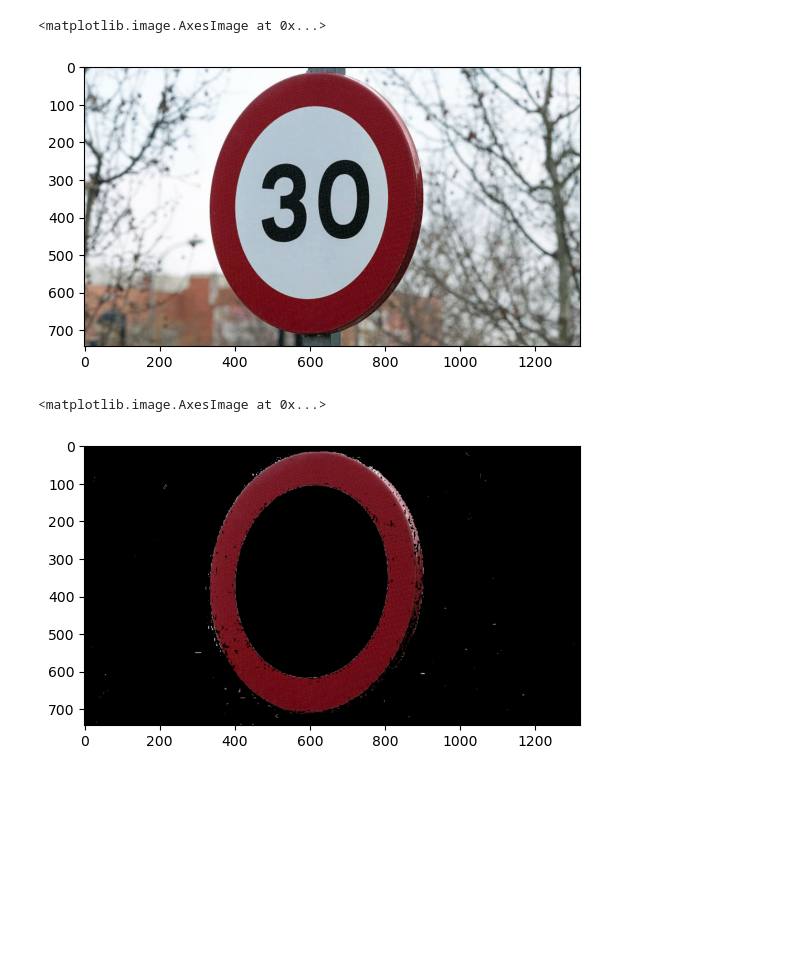
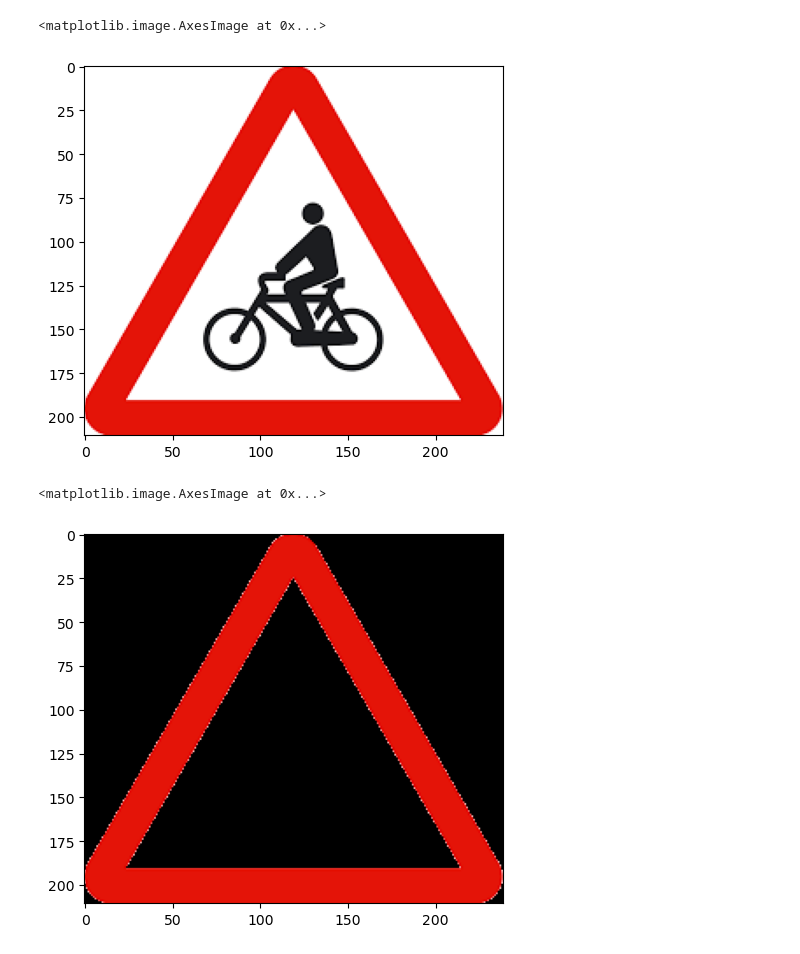
Before and after one commit to Josdelsan/SW-PID-Proyecto, a Jupyter notebook: pruebas/trafico5.ipynb, the cells around one changed output. Cells and saved outputs as stored; diff of their text form; code cells hidden in the pictures; blank space fills up the shorter version.

Commit message:
Script

```diff
--- a/pruebas/trafico5.ipynb
+++ b/pruebas/trafico5.ipynb
@@ -3,30 +3,39 @@ import cv2 as cv
 import numpy as np
 import matplotlib.pyplot as plt
 # %%
-img = cv.imread('st30.jpg',cv.IMREAD_COLOR)
-#img = cv.imread('60lejos.jpeg',cv.IMREAD_COLOR)
-#img = cv.imread('80lejos.jpg',cv.IMREAD_COLOR)
+img = cv.imread('../script/images/circulo_st30.jpg',cv.IMREAD_COLOR)
+img = cv.imread('../script/images/circulo_30.jpg',cv.IMREAD_COLOR)
+img = cv.imread('../script/images/triangulo_bici.png',cv.IMREAD_COLOR)
+#img = cv.imread('../script/images/circulo_60lejos.jpeg',cv.IMREAD_COLOR)
+#img = cv.imread('../script/images/circulo_80lejos.jpg',cv.IMREAD_COLOR)
 
 plt.imshow(cv.cvtColor(img,cv.COLOR_BGR2RGB))
 # %% [output]
 <matplotlib.image.AxesImage at 0x...>
-[figure, old version]
+[figure, new version]
 # %%
-h_inf=170
-h_sup=180
+h_inf_1=170
+h_sup_1=180
+h_inf_2=0
+h_sup_2=5
 
-lower_red = np.array([h_inf,0,0])
-upper_red = np.array([h_sup,255,255])
+lower_red_1 = np.array([h_inf_1,50,50])
+upper_red_1 = np.array([h_sup_1,255,255])
+lower_red_2 = np.array([h_inf_2,50,50])
+upper_red_2 = np.array([h_sup_2,255,255])
 
 hsv = cv.cvtColor(img, cv.COLOR_BGR2HSV)
-red_mask = cv.inRange(hsv, lower_red, upper_red)
+red_mask_1 = cv.inRange(hsv, lower_red_1, upper_red_1)
+red_mask_2 = cv.inRange(hsv, lower_red_2, upper_red_2)
+
+red_mask = red_mask_1+red_mask_2
 
 img_rojo = cv.bitwise_and(img,img, mask= red_mask)
 
 plt.imshow(cv.cvtColor(img_rojo,cv.COLOR_BGR2RGB))
 # %% [output]
 <matplotlib.image.AxesImage at 0x...>
-[figure, old version]
+[figure, new version]
 # %%
 gray = cv.cvtColor(img_rojo, cv.COLOR_BGR2GRAY)
 binary = cv.threshold(gray, 0, 255, cv.THRESH_BINARY)[1]
```
Also changed, not shown: parts of 7 cells of this notebook, 11 other files.
